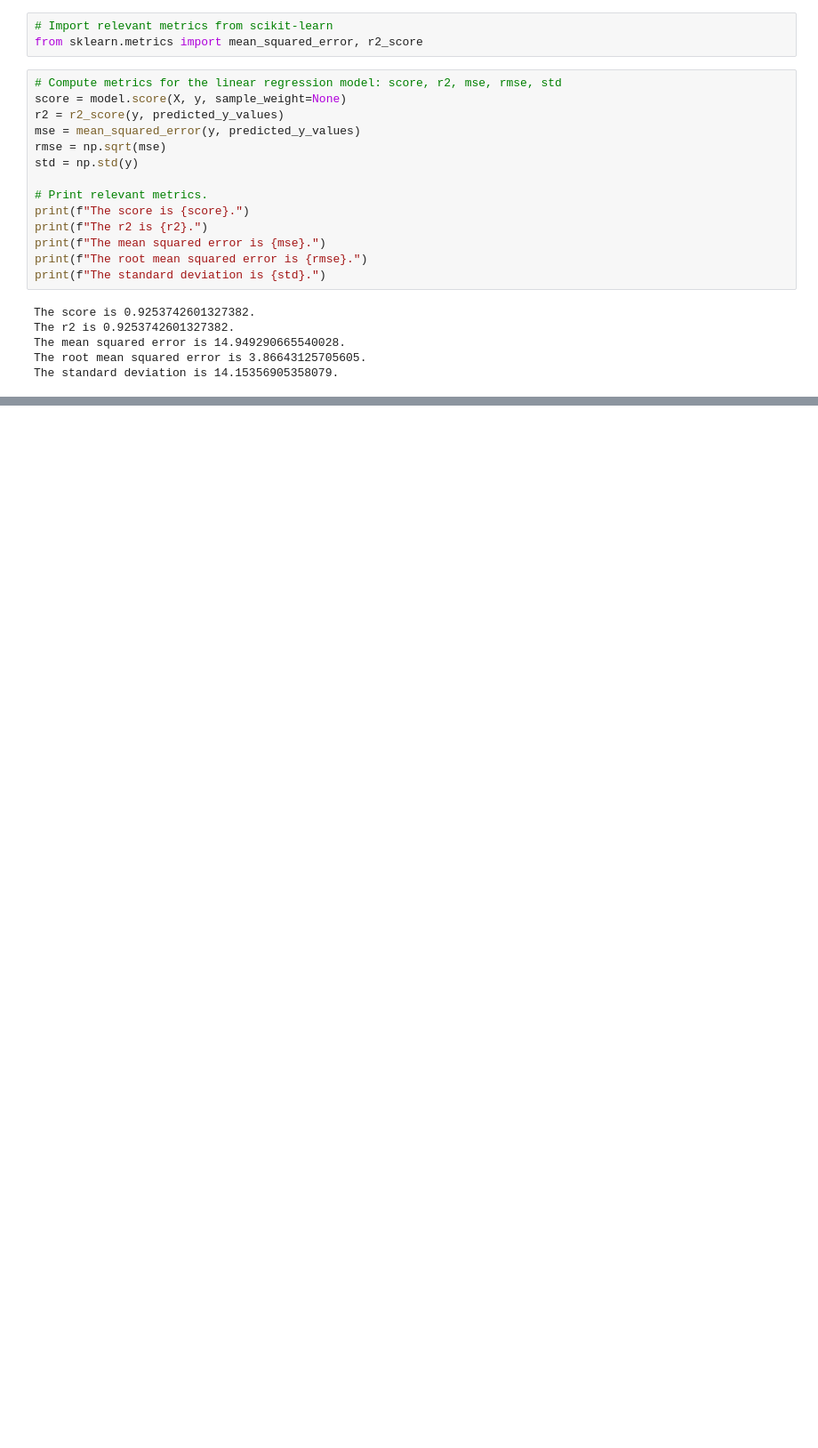
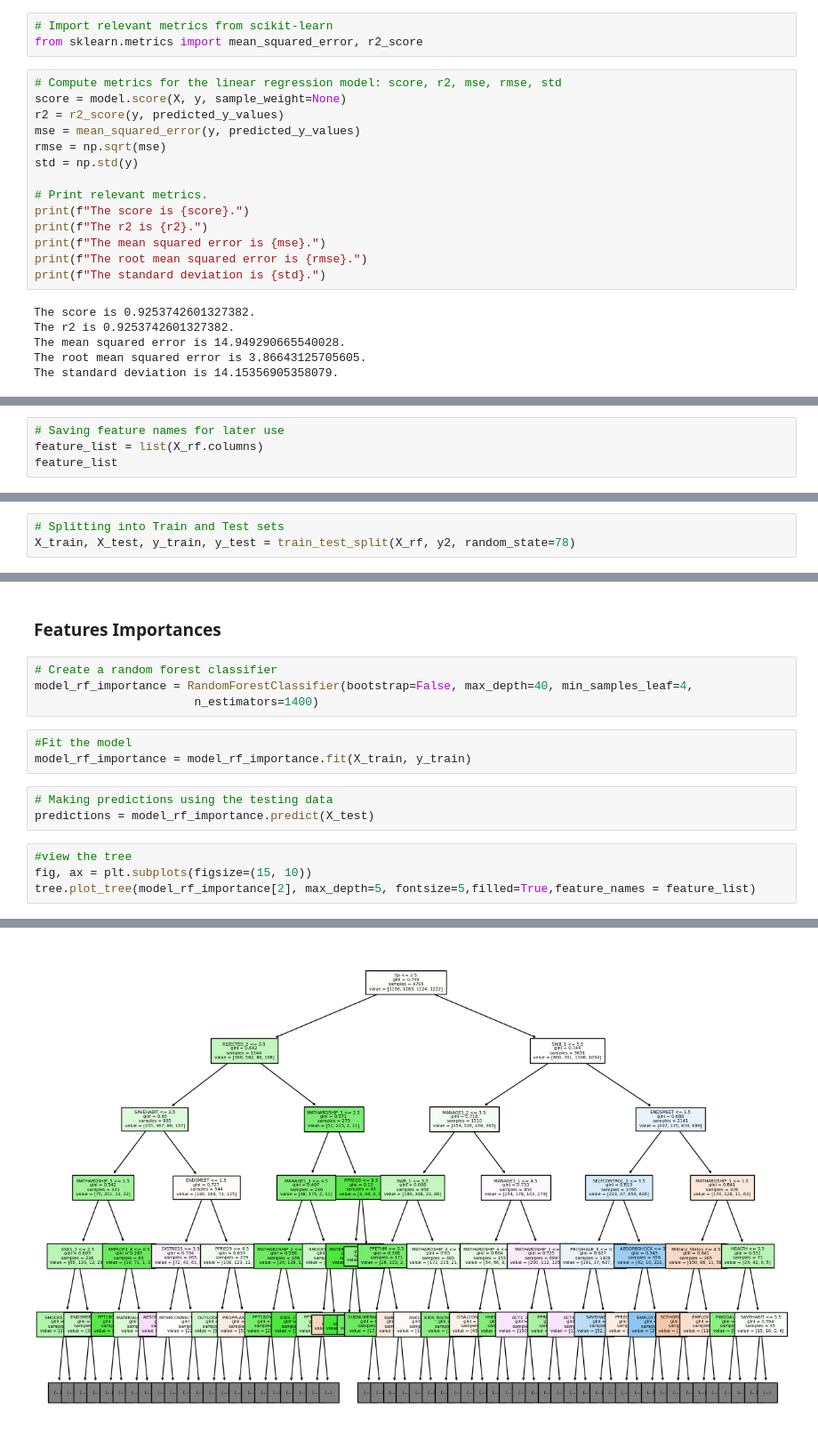
Before and after one commit to jeffdubo/project-4-financial-well-being, a Jupyter notebook: etl/fwb_data_matt.ipynb, the cells around one changed output, grey strips where cells are left out. Shown at 89% size. Saved outputs shown, nothing was run; the diff lists cells and outputs as text; blank space fills up the shorter version.

```diff
--- a/etl/fwb_data_matt.ipynb
+++ b/etl/fwb_data_matt.ipynb
@@ -170,0 +262,4 @@ The standard deviation is 14.15356905358079.
+# %%
+# Saving feature names for later use
+feature_list = list(X_rf.columns)
+feature_list
@@ -170,0 +284,3 @@ The standard deviation is 14.15356905358079.
+# %%
+# Splitting into Train and Test sets
+X_train, X_test, y_train, y_test = train_test_split(X_rf, y2, random_state=78)
@@ -170,0 +365,17 @@ The standard deviation is 14.15356905358079.
+# %% [markdown]
+### Features Importances
+# %%
+# Create a random forest classifier
+model_rf_importance = RandomForestClassifier(bootstrap=False, max_depth=40, min_samples_leaf=4,
+                       n_estimators=1400)
+# %%
+#Fit the model
+model_rf_importance = model_rf_importance.fit(X_train, y_train)
+# %%
+# Making predictions using the testing data
+predictions = model_rf_importance.predict(X_test)
+# %%
+#view the tree
+fig, ax = plt.subplots(figsize=(15, 10))
+tree.plot_tree(model_rf_importance[2], max_depth=5, fontsize=5,filled=True,feature_names = feature_list)
+# %% [output]
@@ -170,0 +399 @@ The standard deviation is 14.15356905358079.
+[figure, added]
```
Also changed, not shown: parts of 57 cells of this notebook.
